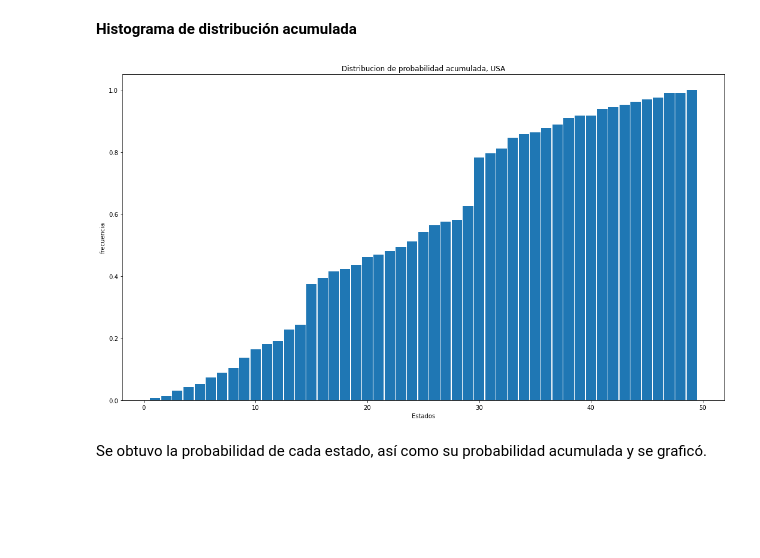
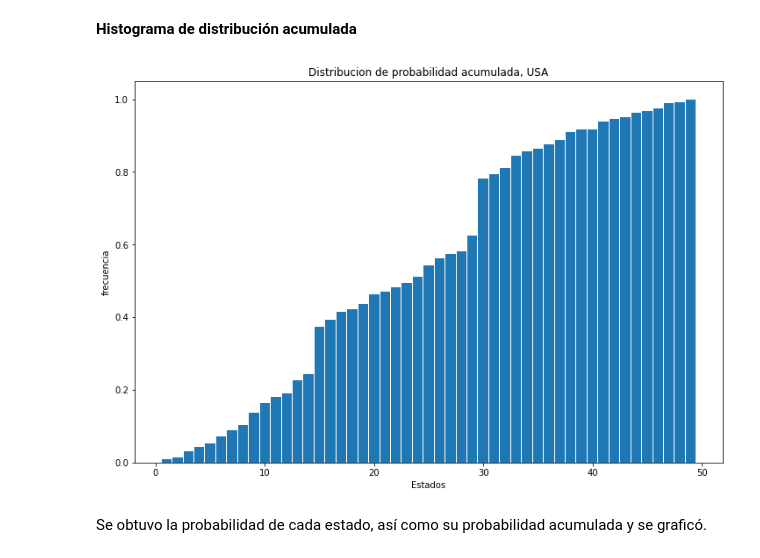
Before and after one commit to leonardoaceves/ProyectoSPF_JLACEVES_AMAGUILERA, a Jupyter notebook: ProyectoModulo1_AcevesJ_AguileraA.ipynb, the cells around one changed output. Saved outputs shown, nothing was run; the diff lists cells and outputs as text; code cells hidden in the pictures; blank space fills up the shorter version.

```diff
--- a/ProyectoModulo1_AcevesJ_AguileraA.ipynb
+++ b/ProyectoModulo1_AcevesJ_AguileraA.ipynb
@@ -262,15 +262,15 @@ Se observa en el histograma cómo están distribuidos los datos por Estado, del
 # %%
 #Cumulative Probability
 state_acum['Probability'] = freq/len(consbrand)
 state_acum['Cumulative'] = np.cumsum(freq/len(consbrand))
-plt.figure(figsize=(18,10))
+plt.figure(figsize=(12,8))
 plt.bar(state.index, state_acum['Cumulative'], width = .92)
 plt.title('Distribucion de probabilidad acumulada, USA')
 plt.ylabel('frecuencia')
 plt.xlabel('Estados')
 plt.show()
 # %% [output]
-[figure, old version]
+[figure, new version]
 # %% [markdown]
 Se obtuvo la probabilidad de cada estado, así como su probabilidad acumulada y se graficó.
 # %% [markdown]
```
Also changed, not shown: parts of 41 cells of this notebook.
